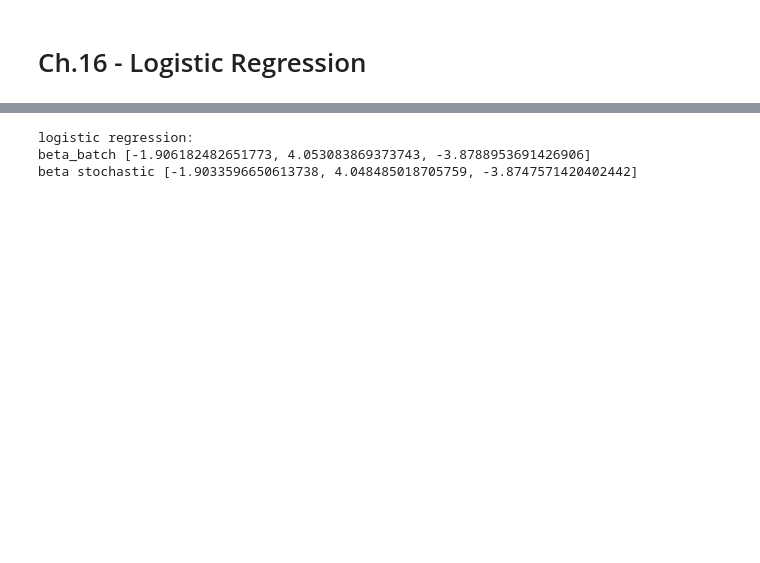
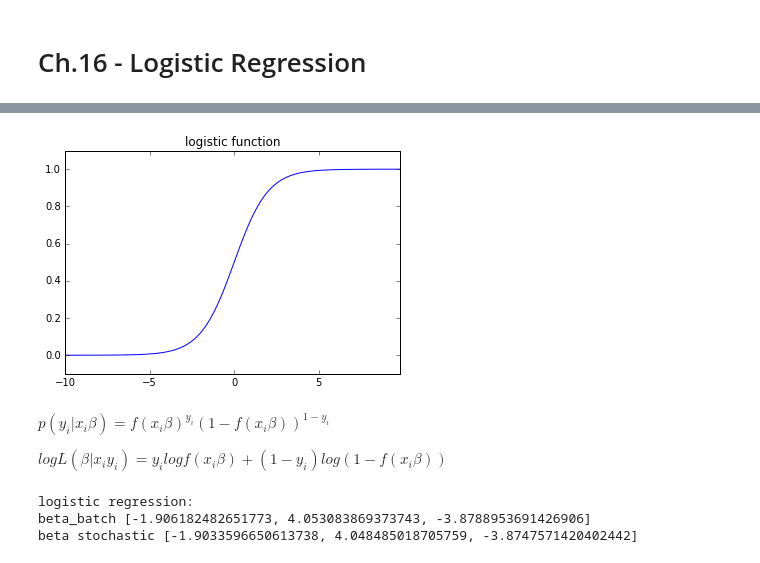
Before and after one commit to rnder/data-science-from-scratch, a Jupyter notebook: notebook/ch16_logistic_regression.ipynb, the cells around one changed output, grey strips where cells are left out. Saved outputs shown, nothing was run; the diff lists cells and outputs as text; code cells hidden in the pictures; blank space fills up the shorter version.

Commit message:
ch16_logistic_regression.ipynb 추가

```diff
--- a/notebook/ch16_logistic_regression.ipynb
+++ b/notebook/ch16_logistic_regression.ipynb
@@ -61,3 +91,16 @@ linear regression:
+# %%
+sig_x = np.arange(-10., 10., 0.2)
+sig_y = [logistic(_) for _ in sig_x]
+plt.plot(sig_x, sig_y)
+plt.margins(0, 0.1)
+plt.title("logistic function")
+plt.show()
+# %% [output]
+[figure, added]
+# %% [markdown]
+$p(y_i|x_i\beta) = f(x_i\beta)^{y_i}(1-f(x_i\beta))^{1-y_i}$
+
+$log L(\beta|x_iy_i) = y_i log f(x_i\beta) + (1 - y_i) log(1 - f(x_i\beta))$
 # %%
 print("logistic regression:")
 
```
Also changed, not shown: parts of 14 cells of this notebook, 1 other file.
